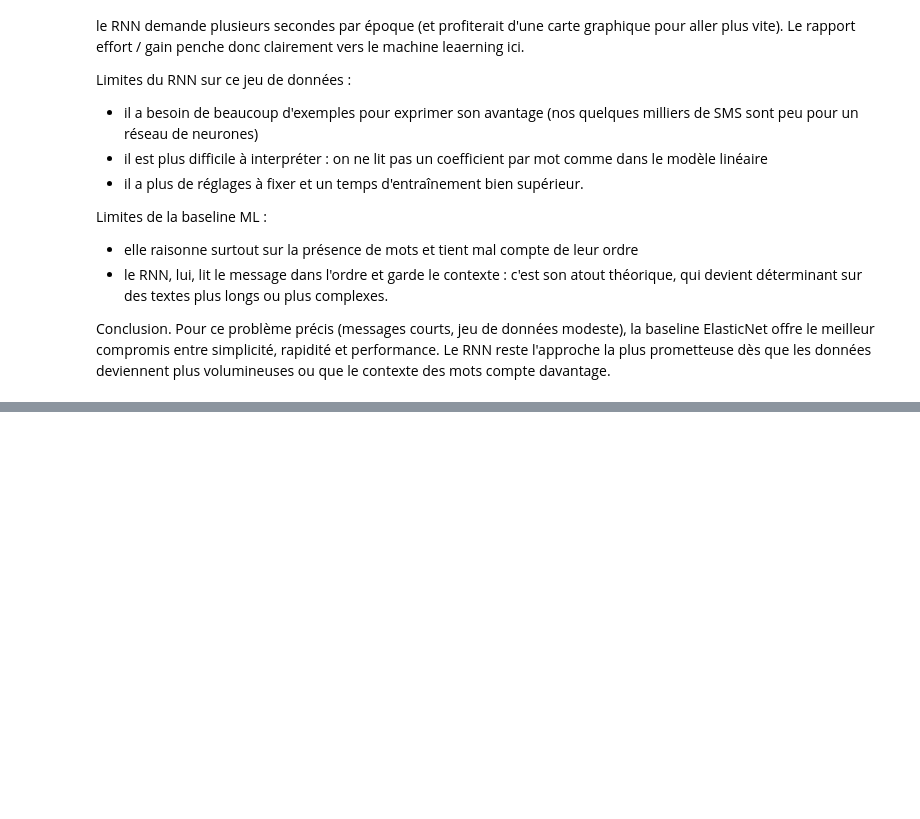
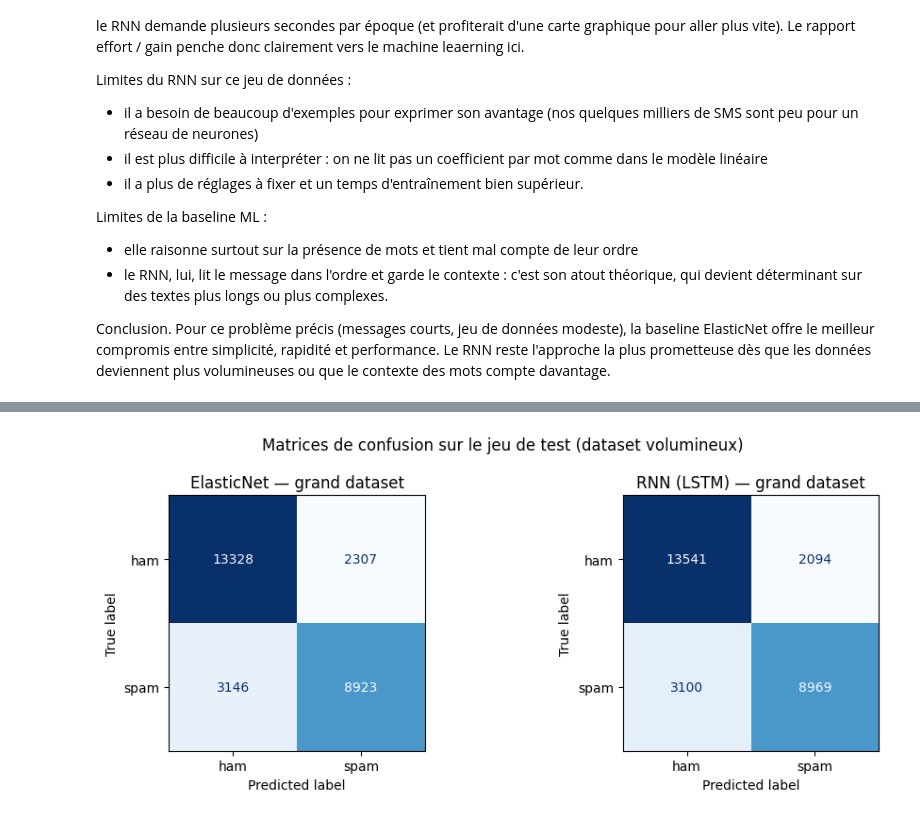
Before and after one commit to AmauryTISSOT/Cours_deep_learning_M2, a Jupyter notebook: notebooks/01-at-sms-spam.ipynb, the cells around one changed output, grey strips where cells are left out. Cells and saved outputs as stored; diff of their text form; code cells hidden in the pictures; blank space fills up the shorter version.

```diff
--- a/notebooks/01-at-sms-spam.ipynb
+++ b/notebooks/01-at-sms-spam.ipynb
@@ -978,0 +1293,27 @@ Conclusion. Pour ce problème précis (messages courts, jeu de données modeste)
+# %%
+# --- Prédictions sur le test du dataset volumineux ---
+proba_rnn_big  = model_big.predict(Xb_test_seq).ravel()
+yb_pred_rnn    = (proba_rnn_big >= 0.5).astype(int)
+yb_test_bin    = (yb_test == "spam").astype(int).values
+yb_pred_bl_bin = (yb_pred_bl == "spam").astype(int)
+
+# Lignes du dataset volumineux (mêmes colonnes que le tableau "comparaison" de l'UCI)
+comparaison_big = pd.DataFrame(
+    {
+        "Précision (spam)": [precision_score(yb_test_bin, yb_pred_bl_bin),
+                             precision_score(yb_test_bin, yb_pred_rnn)],
+        "Rappel (spam)":    [recall_score(yb_test_bin, yb_pred_bl_bin),
+                             recall_score(yb_test_bin, yb_pred_rnn)],
+        "F1 (spam)":        [f1_score(yb_test_bin, yb_pred_bl_bin),
+                             f1_score(yb_test_bin, yb_pred_rnn)],
+        "Temps d'entraînement (s)": [temps_ml_big, temps_rnn_big],
+    },
+    index=["ElasticNet — grand dataset", "RNN (LSTM) — grand dataset"],
+).round(3)
+
+# On reprend les résultats du petit dataset (UCI), calculés dans la partie précédente
+petit = comparaison.copy()
+petit.index = ["ElasticNet — petit dataset (UCI)", "RNN (LSTM) — petit dataset (UCI)"]
+
+tableau_final = pd.concat([petit, comparaison_big])
+display(tableau_final)
@@ -978,0 +1327,19 @@ Conclusion. Pour ce problème précis (messages courts, jeu de données modeste)
+# %%
+# Matrices de confusion sur le dataset volumineux
+fig, axes = plt.subplots(1, 2, figsize=(10, 4))
+
+ConfusionMatrixDisplay(
+    confusion_matrix(yb_test_bin, yb_pred_bl_bin), display_labels=["ham", "spam"]
+).plot(ax=axes[0], cmap="Blues", colorbar=False)
+axes[0].set_title("ElasticNet — grand dataset")
+
+ConfusionMatrixDisplay(
+    confusion_matrix(yb_test_bin, yb_pred_rnn), display_labels=["ham", "spam"]
+).plot(ax=axes[1], cmap="Blues", colorbar=False)
+axes[1].set_title("RNN (LSTM) — grand dataset")
+
+plt.suptitle("Matrices de confusion sur le jeu de test (dataset volumineux)")
+plt.tight_layout()
+plt.show()
+# %% [output]
+[figure, added]
```
Also changed, not shown: parts of 21 cells of this notebook.
